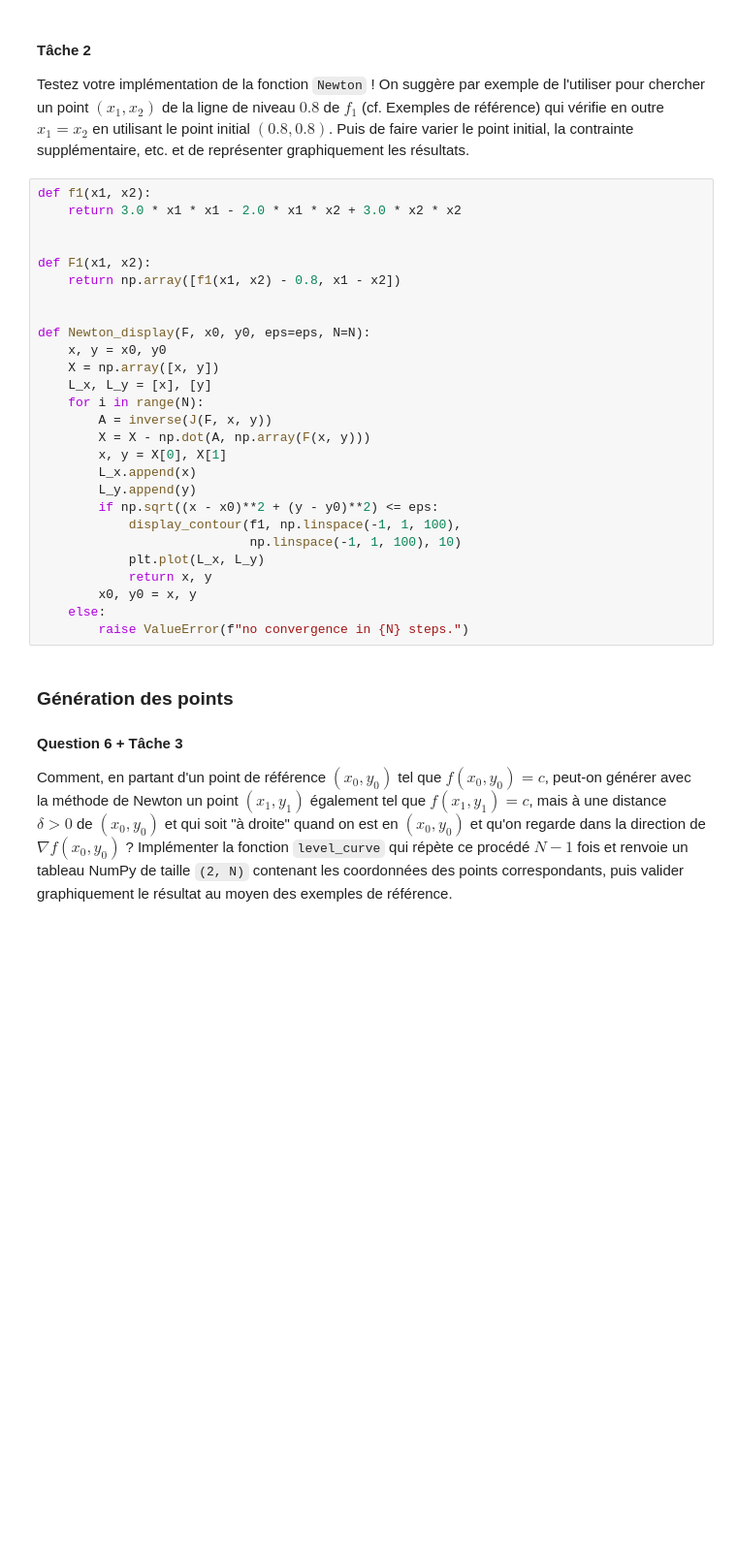
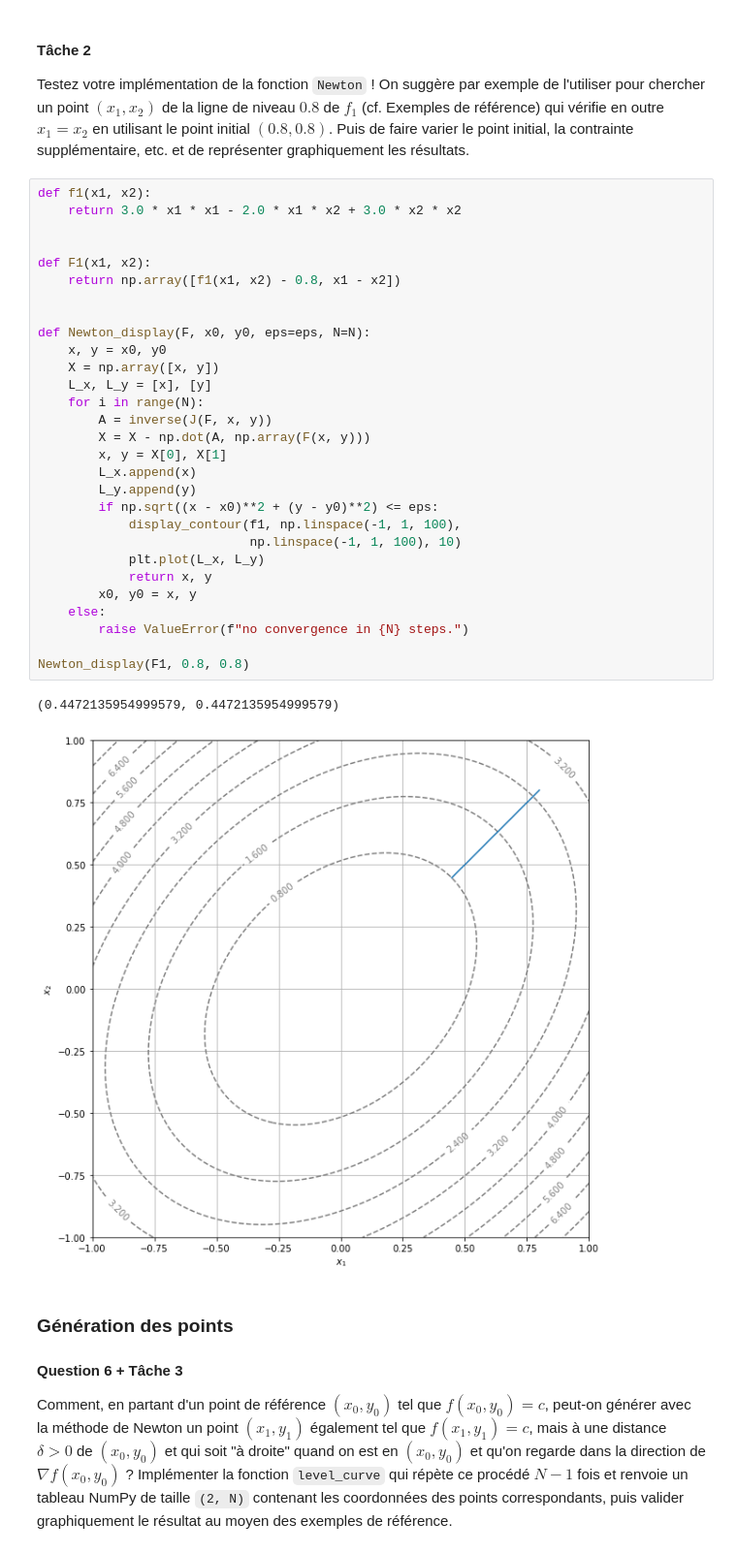
Before and after one commit to Loris0/Projet_num-rique, a Jupyter notebook: Courbes_de_niveau_Guilluy_Megy.ipynb, the cells around one changed output. Shown: that part at 97% size. Drawn from its saved outputs; the diff is of its cells as text; blank space fills up the shorter version.

```diff
--- a/Courbes_de_niveau_Guilluy_Megy.ipynb
+++ b/Courbes_de_niveau_Guilluy_Megy.ipynb
@@ -297,30 +297,35 @@ Testez votre implémentation de la fonction `Newton` ! On suggère par exemple d
 # %%
 def f1(x1, x2):
     return 3.0 * x1 * x1 - 2.0 * x1 * x2 + 3.0 * x2 * x2
 
 
 def F1(x1, x2):
     return np.array([f1(x1, x2) - 0.8, x1 - x2])
 
 
 def Newton_display(F, x0, y0, eps=eps, N=N):
     x, y = x0, y0
     X = np.array([x, y])
     L_x, L_y = [x], [y]
     for i in range(N):
         A = inverse(J(F, x, y))
         X = X - np.dot(A, np.array(F(x, y)))
         x, y = X[0], X[1]
         L_x.append(x)
         L_y.append(y)
         if np.sqrt((x - x0)**2 + (y - y0)**2) <= eps:
             display_contour(f1, np.linspace(-1, 1, 100),
                             np.linspace(-1, 1, 100), 10)
             plt.plot(L_x, L_y)
             return x, y
         x0, y0 = x, y
     else:
         raise ValueError(f"no convergence in {N} steps.")
+
+Newton_display(F1, 0.8, 0.8)
+# %% [output]
+(0.4472135954999579, 0.4472135954999579)
+[figure, added]
 # %% [markdown]
 ### Génération des points
 
```
Also changed, not shown: parts of 1 cell of this notebook.
